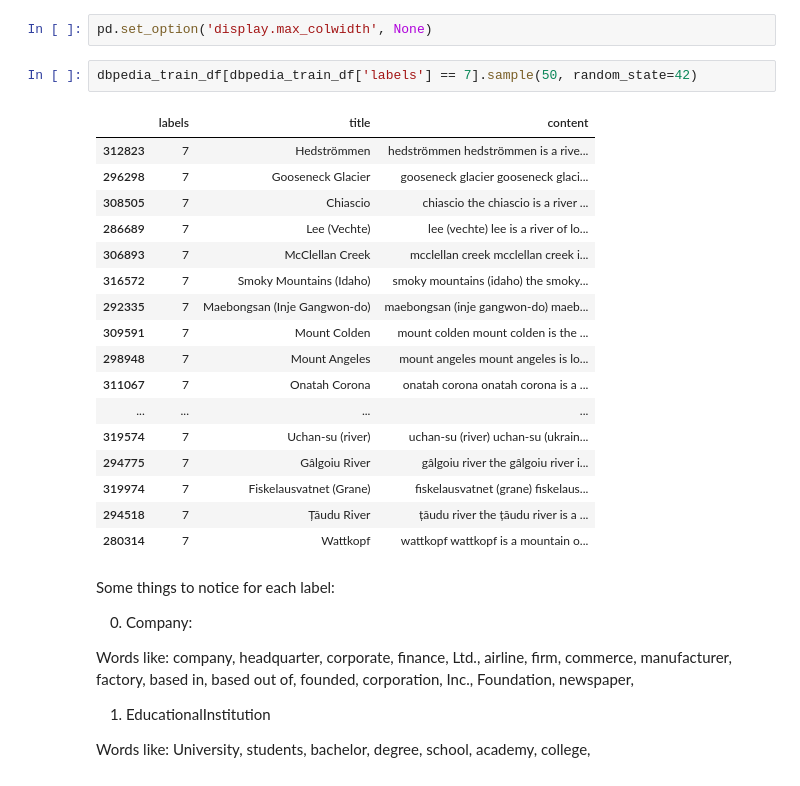
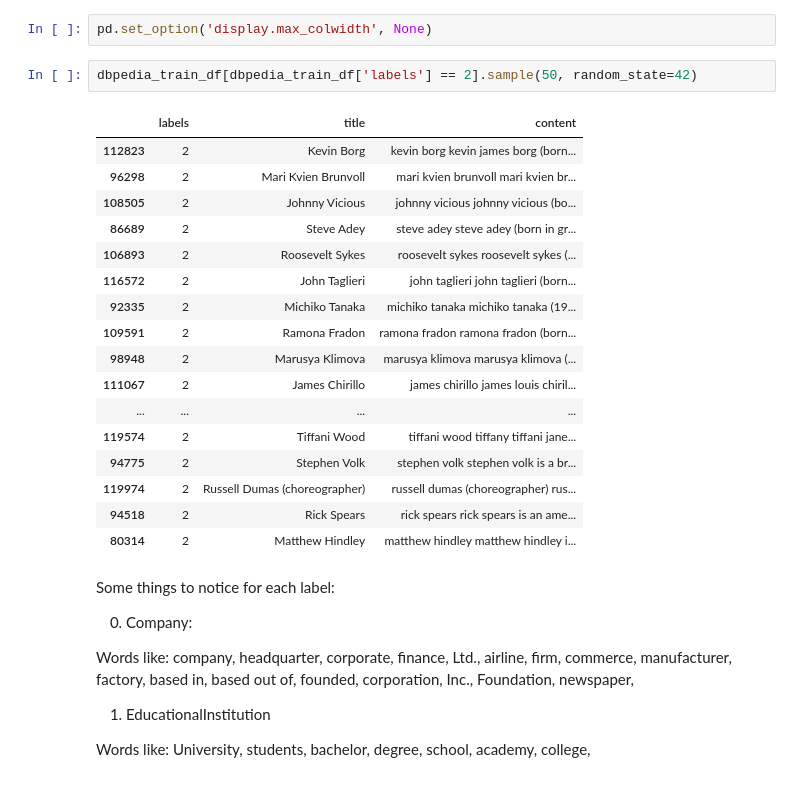
Before and after one commit to JayThibs/Weak-Supervised-Learning-Case-Study, a Jupyter notebook: text_classifier/notebooks/03_dbpedia_14_snorkel_dataset_labeling.ipynb, the cells around one changed output. Cells and saved outputs as stored; diff of their text form.

```diff
--- a/text_classifier/notebooks/03_dbpedia_14_snorkel_dataset_labeling.ipynb
+++ b/text_classifier/notebooks/03_dbpedia_14_snorkel_dataset_labeling.ipynb
@@ -122,25 +122,25 @@ WrittenWork = 13
 # %%
 pd.set_option('display.max_colwidth', None)
 # %%
-dbpedia_train_df[dbpedia_train_df['labels'] == 7].sample(50, random_state=42)
+dbpedia_train_df[dbpedia_train_df['labels'] == 2].sample(50, random_state=42)
 # %% [output]
 |  | labels | title | content |
-| 312823 | 7 | Hedströmmen | hedströmmen hedströmmen is a rive... |
-| 296298 | 7 | Gooseneck Glacier | gooseneck glacier gooseneck glaci... |
-| 308505 | 7 | Chiascio | chiascio the chiascio is a river ... |
-| 286689 | 7 | Lee (Vechte) | lee (vechte) lee is a river of lo... |
-| 306893 | 7 | McClellan Creek | mcclellan creek mcclellan creek i... |
-| 316572 | 7 | Smoky Mountains (Idaho) | smoky mountains (idaho) the smoky... |
-| 292335 | 7 | Maebongsan (Inje Gangwon-do) | maebongsan (inje gangwon-do) maeb... |
-| 309591 | 7 | Mount Colden | mount colden mount colden is the ... |
-| 298948 | 7 | Mount Angeles | mount angeles mount angeles is lo... |
-| 311067 | 7 | Onatah Corona | onatah corona onatah corona is a ... |
+| 112823 | 2 | Kevin Borg | kevin borg kevin james borg (born... |
+| 96298 | 2 | Mari Kvien Brunvoll | mari kvien brunvoll mari kvien br... |
+| 108505 | 2 | Johnny Vicious | johnny vicious johnny vicious (bo... |
+| 86689 | 2 | Steve Adey | steve adey steve adey (born in gr... |
+| 106893 | 2 | Roosevelt Sykes | roosevelt sykes roosevelt sykes (... |
+| 116572 | 2 | John Taglieri | john taglieri john taglieri (born... |
+| 92335 | 2 | Michiko Tanaka | michiko tanaka michiko tanaka (19... |
+| 109591 | 2 | Ramona Fradon | ramona fradon ramona fradon (born... |
+| 98948 | 2 | Marusya Klimova | marusya klimova marusya klimova (... |
+| 111067 | 2 | James Chirillo | james chirillo james louis chiril... |
 | ... | ... | ... | ... |
-| 319574 | 7 | Uchan-su (river) | uchan-su (river) uchan-su (ukrain... |
-| 294775 | 7 | Gâlgoiu River | gâlgoiu river the gâlgoiu river i... |
-| 319974 | 7 | Fiskelausvatnet (Grane) | fiskelausvatnet (grane) fiskelaus... |
-| 294518 | 7 | Țăudu River | țăudu river the țăudu river is a ... |
-| 280314 | 7 | Wattkopf | wattkopf wattkopf is a mountain o... |
+| 119574 | 2 | Tiffani Wood | tiffani wood tiffany tiffani jane... |
+| 94775 | 2 | Stephen Volk | stephen volk stephen volk is a br... |
+| 119974 | 2 | Russell Dumas (choreographer) | russell dumas (choreographer) rus... |
+| 94518 | 2 | Rick Spears | rick spears rick spears is an ame... |
+| 80314 | 2 | Matthew Hindley | matthew hindley matthew hindley i... |
 # %% [markdown]
 Some things to notice for each label:
 
```
Also changed, not shown: parts of 5 cells of this notebook.
